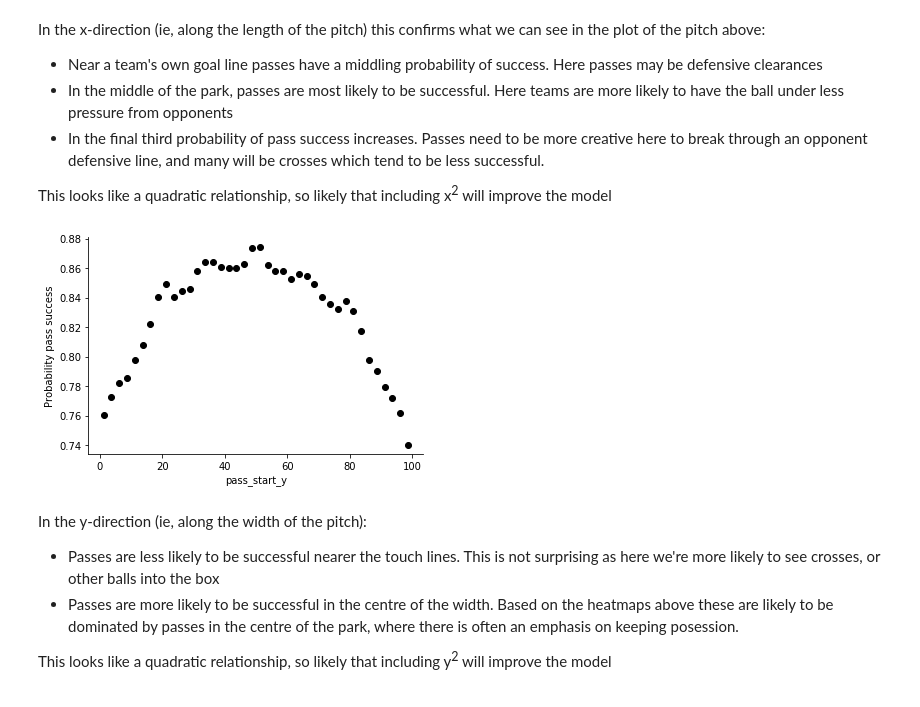
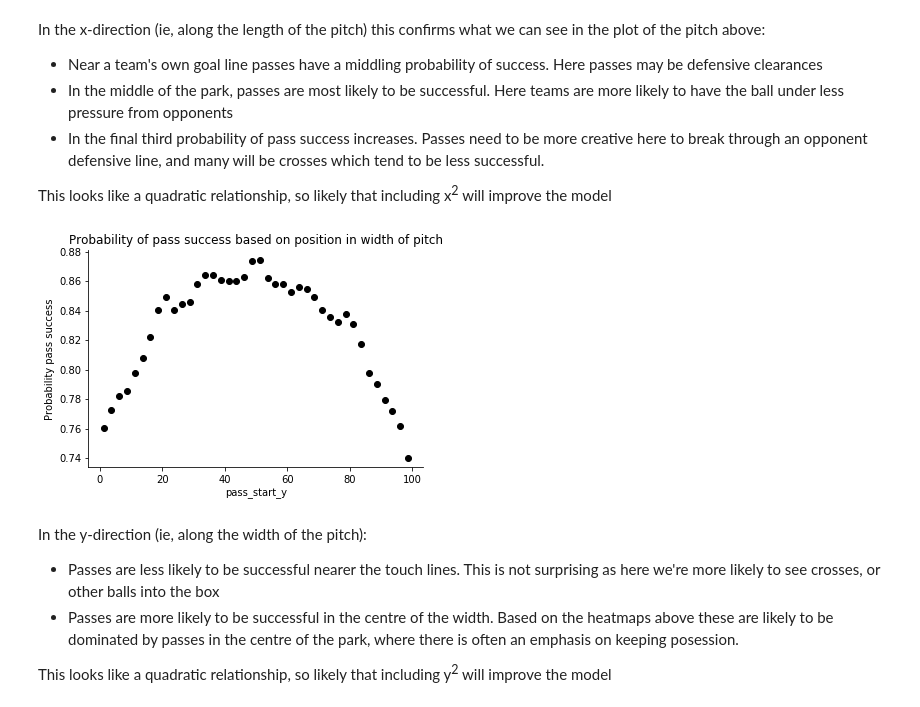
Before and after one commit to oc266/evaluating_passes, a Jupyter notebook: predicting_pass_success.ipynb, the cells around one changed output. Cells and saved outputs as stored; diff of their text form; code cells hidden in the pictures.

```diff
--- a/predicting_pass_success.ipynb
+++ b/predicting_pass_success.ipynb
@@ -434,10 +569,11 @@ In the x-direction (ie, along the length of the pitch) this confirms what we can
 * In the final third probability of pass success increases. Passes need to be more creative here to break through an opponent defensive line, and many will be crosses which tend to be less successful.
 
 This looks like a quadratic relationship, so likely that including x<sup>2</sup> will improve the model
-# %%
-plot_relationship_scatter(pass_data, 'pass_start_y')
-# %% [output]
-[figure, removed]
+# %%
+plot_relationship_scatter(pass_data, 'pass_start_y',
+                          title='Probability of pass success based on position in width of pitch')
+# %% [output]
+[figure, added]
 # %% [markdown]
 In the y-direction (ie, along the width of the pitch):
 * Passes are less likely to be successful nearer the touch lines. This is not surprising as here we're more likely to see crosses, or other balls into the box
```
Also changed, not shown: parts of 63 cells of this notebook, 1 other file.
